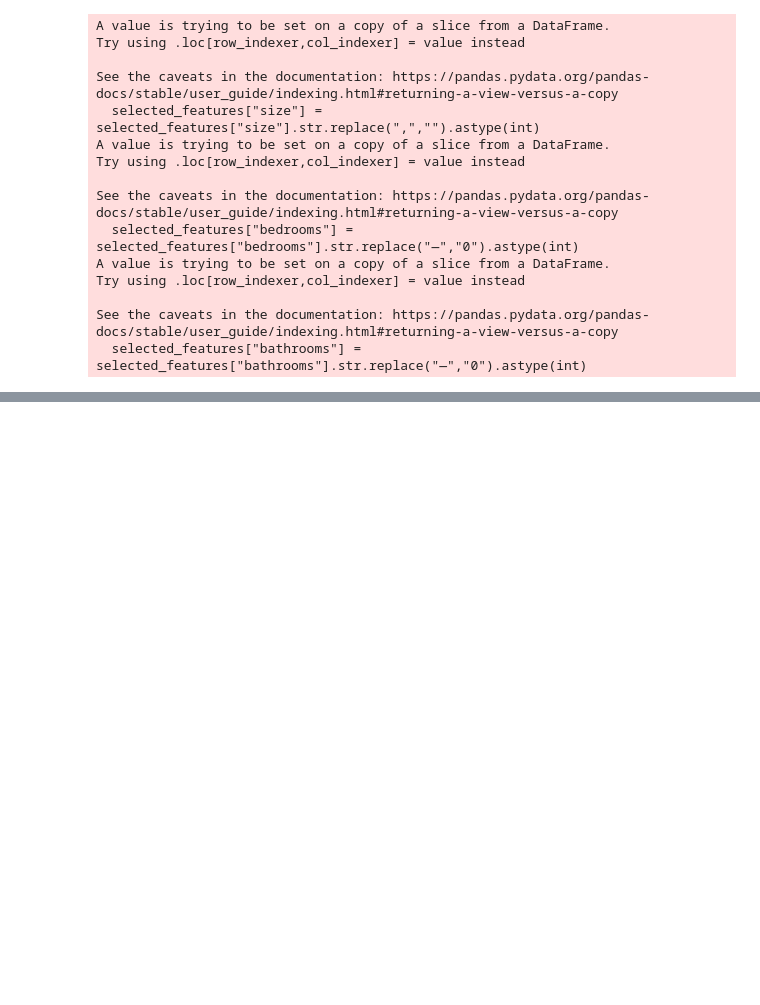
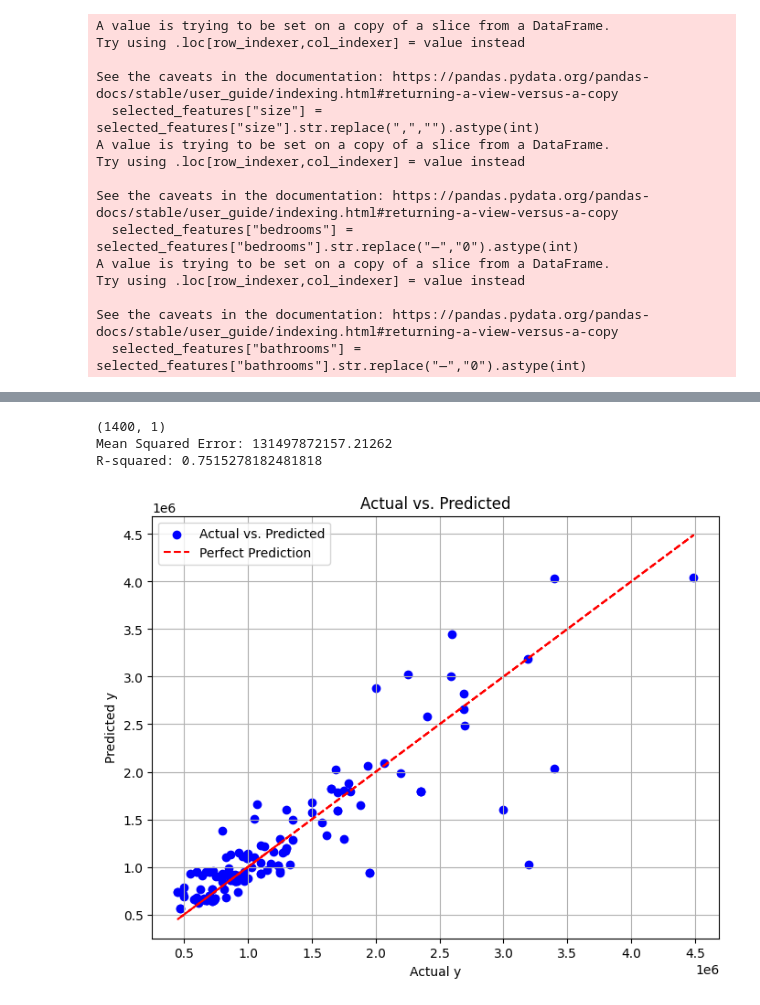
Before and after one commit to jocelynleelee/van_house_price_ml, a Jupyter notebook: main2.ipynb, the cells around one changed output, grey strips where cells are left out. Saved outputs shown, nothing was run; the diff lists cells and outputs as text; code cells hidden in the pictures; blank space fills up the shorter version.

```diff
--- a/main2.ipynb
+++ b/main2.ipynb
@@ -166,0 +250,45 @@ size: 1622.1652944765192
+# %%
+new_X, new_Y = new_df[['geo.latitude',
+                        'bedrooms','bathrooms',
+                        'size']], new_df["price"]
+# new_y_actual, new_y_pred = train_with_ridge(new_X, new_Y)
+print(Y.shape)
+x_train, x_test, y_train, y_test = train_test_split(new_X, new_Y, test_size=0.1)
+optimal_alpha = 0.02
+model = Ridge(alpha=optimal_alpha)
+model.fit(x_train, y_train)
+new_y_pred = model.predict(x_test)
+new_y_actual = y_test.values
+
+mse = mean_squared_error(new_y_actual, new_y_pred)
+# Calculate R-squared
+# coefficient of determination
+# R-squared is a measure of how well the independent
+# variables explain the variability of the dependent variable
+# It ranges from 0 to 1, with higher values
+# indicating a better fit of the model to the data.
+v2_r2 = r2_score(new_y_actual, new_y_pred)
+
+print("Mean Squared Error:", mse)
+print("R-squared:", v2_r2)
+# %% [output]
+(1400, 1)
+Mean Squared Error: 131497872157.21262
+R-squared: 0.7515278182481818
+# %%
+import matplotlib.pyplot as plt
+
+# Assuming y_actual and y_predicted are your actual and predicted y values, respectively
+
+# Plot actual y vs. predicted y
+plt.figure(figsize=(8, 6))
+plt.scatter(new_y_actual, new_y_pred, color='blue', label='Actual vs. Predicted')
+plt.plot(new_y_actual, new_y_actual, color='red', linestyle='--', label='Perfect Prediction')  # Plotting the line of perfect prediction
+plt.title('Actual vs. Predicted')
+plt.xlabel('Actual y')
+plt.ylabel('Predicted y')
+plt.legend()
+plt.grid(True)
+plt.show()
+# %% [output]
+[figure, added]
```
Also changed, not shown: parts of 15 cells of this notebook.
